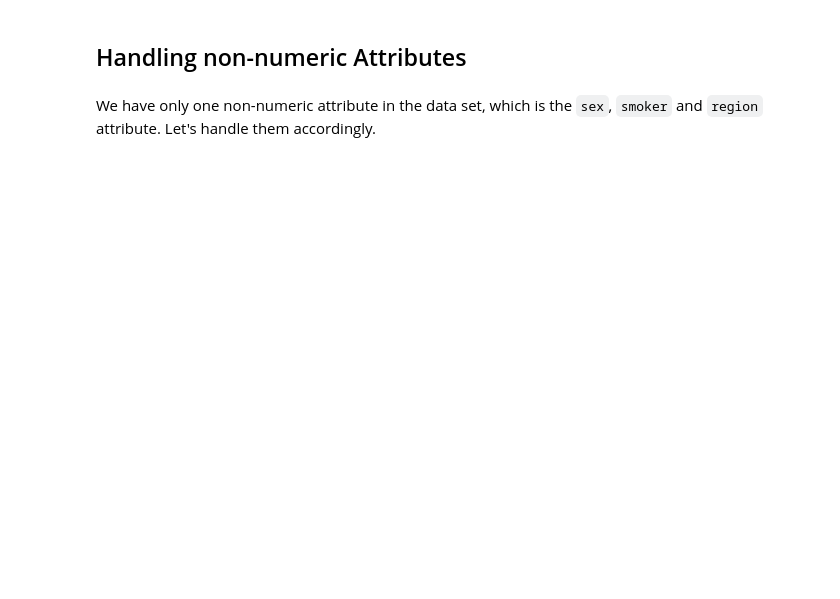
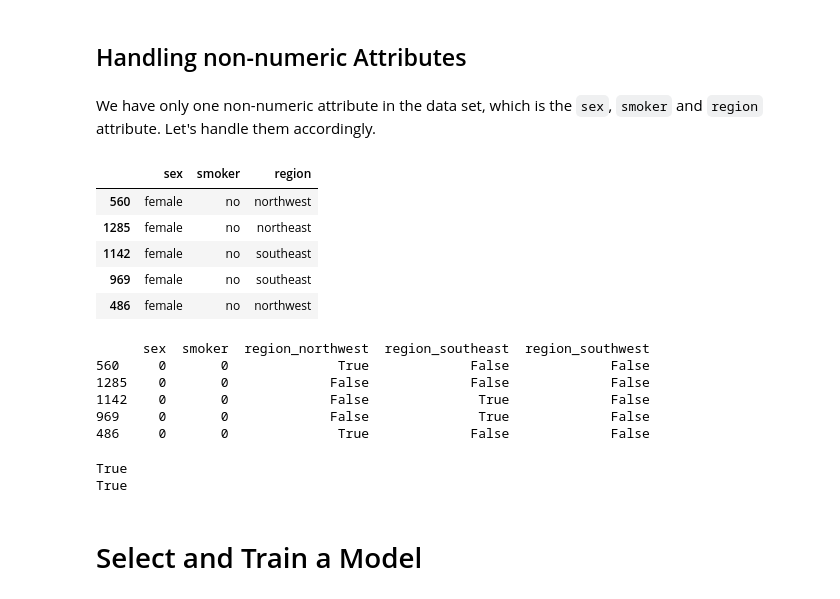
Before and after one commit to Auwal007/Medical-Cost-Personal-Datasets-regression-, a Jupyter notebook: insurance.ipynb, the cells around one changed output. Saved outputs shown, nothing was run; the diff lists cells and outputs as text; code cells hidden in the pictures; blank space fills up the shorter version.

```diff
--- a/insurance.ipynb
+++ b/insurance.ipynb
@@ -206,3 +222,39 @@ array([-1,  1,  1, ...,  1, -1,  1])
 ## Handling non-numeric Attributes
 # %% [markdown]
 We have only one non-numeric attribute in the  data set, which is the `sex`, `smoker` and `region` attribute. Let's handle them  accordingly.
+# %%
+insurance_cat = insurance[['sex', 'smoker', 'region']]
+# %%
+insurance_cat.head()
+# %% [output]
+|  | sex | smoker | region |
+| 560 | female | no | northwest |
+| 1285 | female | no | northeast |
+| 1142 | female | no | southeast |
+| 969 | female | no | southeast |
+| 486 | female | no | northwest |
+# %%
+from sklearn.preprocessing import LabelEncoder
+
+# Select categorical features
+insurance_cat = insurance[['sex', 'smoker', 'region']].copy()
+
+# Initialize LabelEncoder
+encoder = LabelEncoder()
+
+# Encode binary categorical variables
+insurance_cat['sex'] = encoder.fit_transform(insurance_cat['sex'])  # 'male' -> 1, 'female' -> 0
+insurance_cat['smoker'] = encoder.fit_transform(insurance_cat['smoker'])  # 'yes' -> 1, 'no' -> 0
+
+# One-Hot Encode 'region' and drop 'northeast'
+insurance_cat = pd.get_dummies(insurance_cat, columns=['region'], drop_first=True)
+
+# Display result
+print(insurance_cat.head())
+# %% [output]
+      sex  smoker  region_northwest  region_southeast  region_southwest
+560     0       0              True             False             False
+1285    0       0             False             False             False
+1142    0       0             False              True             False
+969     0       0             False              True             False
+486     0       0              True             False             False
@@ -208,0 +268,8 @@ We have only one non-numeric attribute in the  data set, which is the `sex`, `sm
+# %%
+print(insurance_num.index.equals(insurance_cat.index))  # Should return True
+print(insurance_final.index.equals(insurance_num.index))  # Should return True
+# %% [output]
+True
+True
+# %% [markdown]
+# Select and Train a Model
```
Also changed, not shown: parts of 3 cells of this notebook.
